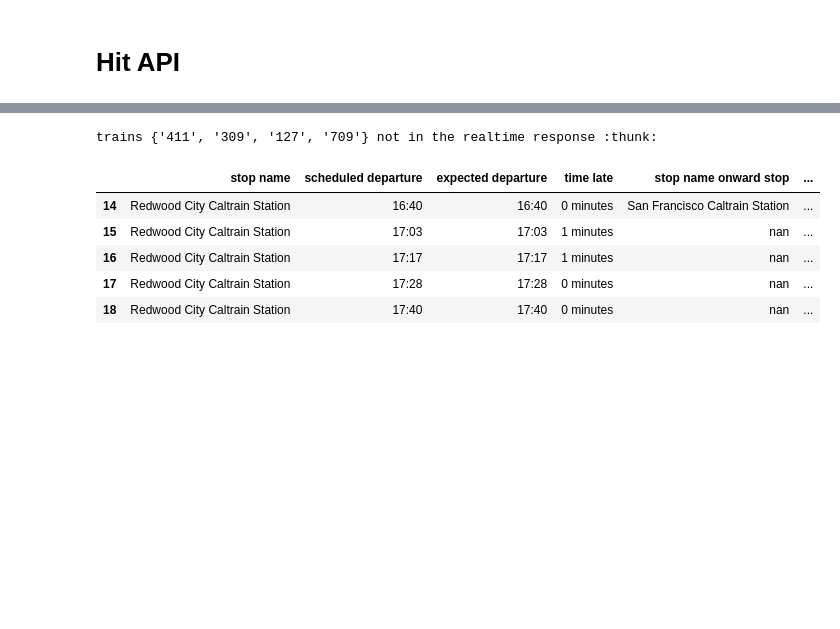
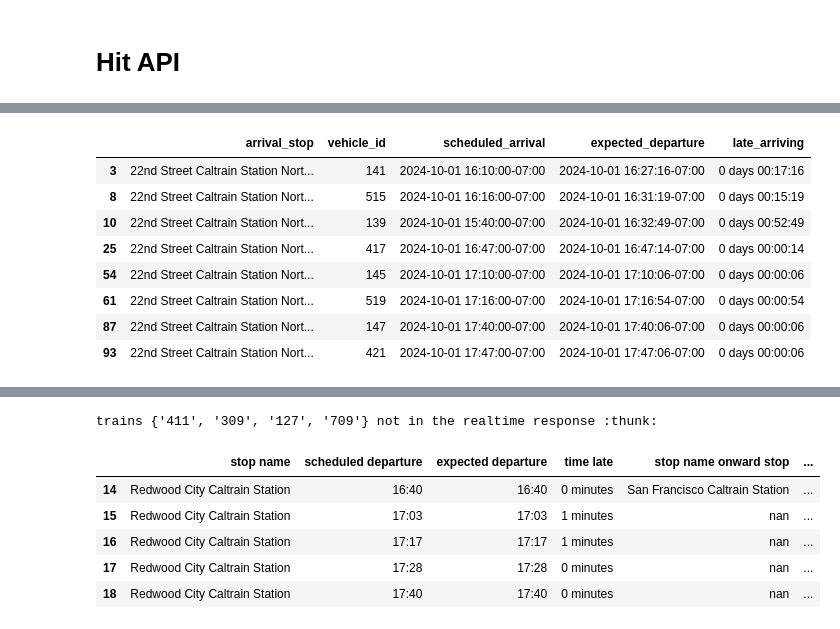
Before and after one commit to ahakso/sandbox, a Jupyter notebook: caltrain_api.ipynb, the cells around one changed output, grey strips where cells are left out. Cells and saved outputs as stored; diff of their text form; code cells hidden in the pictures; blank space fills up the shorter version.

```diff
--- a/caltrain_api.ipynb
+++ b/caltrain_api.ipynb
@@ -121,7 +136,7 @@ departure_df = self.departures_response_to_next_trains_stopping_at_station(self.
         "time_late": "late_departing",
     }
 )
-arrival_df = self.departures_response_to_next_trains_stopping_at_station(self.my_destination_station_id).rename(
+arrival_df = self.departures_response_to_next_trains_stopping_at_station('22nd_street').rename(
     columns={
         "stop_name": "arrival_stop",
         "time_late": "late_arriving",
@@ -131,3 +164,15 @@ arrival_df = self.departures_response_to_next_trains_stopping_at_station(self.my
+# %%
+arrival_df
+# %% [output]
+|  | arrival_stop | vehicle_id | scheduled_arrival | expected_departure | late_arriving |
+| 3 | 22nd Street Caltrain Station Nort... | 141 | 2024-10-01 16:10:00-07:00 | 2024-10-01 16:27:16-07:00 | 0 days 00:17:16 |
+| 8 | 22nd Street Caltrain Station Nort... | 515 | 2024-10-01 16:16:00-07:00 | 2024-10-01 16:31:19-07:00 | 0 days 00:15:19 |
+| 10 | 22nd Street Caltrain Station Nort... | 139 | 2024-10-01 15:40:00-07:00 | 2024-10-01 16:32:49-07:00 | 0 days 00:52:49 |
+| 25 | 22nd Street Caltrain Station Nort... | 417 | 2024-10-01 16:47:00-07:00 | 2024-10-01 16:47:14-07:00 | 0 days 00:00:14 |
+| 54 | 22nd Street Caltrain Station Nort... | 145 | 2024-10-01 17:10:00-07:00 | 2024-10-01 17:10:06-07:00 | 0 days 00:00:06 |
+| 61 | 22nd Street Caltrain Station Nort... | 519 | 2024-10-01 17:16:00-07:00 | 2024-10-01 17:16:54-07:00 | 0 days 00:00:54 |
+| 87 | 22nd Street Caltrain Station Nort... | 147 | 2024-10-01 17:40:00-07:00 | 2024-10-01 17:40:06-07:00 | 0 days 00:00:06 |
+| 93 | 22nd Street Caltrain Station Nort... | 421 | 2024-10-01 17:47:00-07:00 | 2024-10-01 17:47:06-07:00 | 0 days 00:00:06 |
 # %%
 self.next_train_options()
 # %% [output]
```
Also changed, not shown: parts of 27 cells of this notebook, 5 other files.
